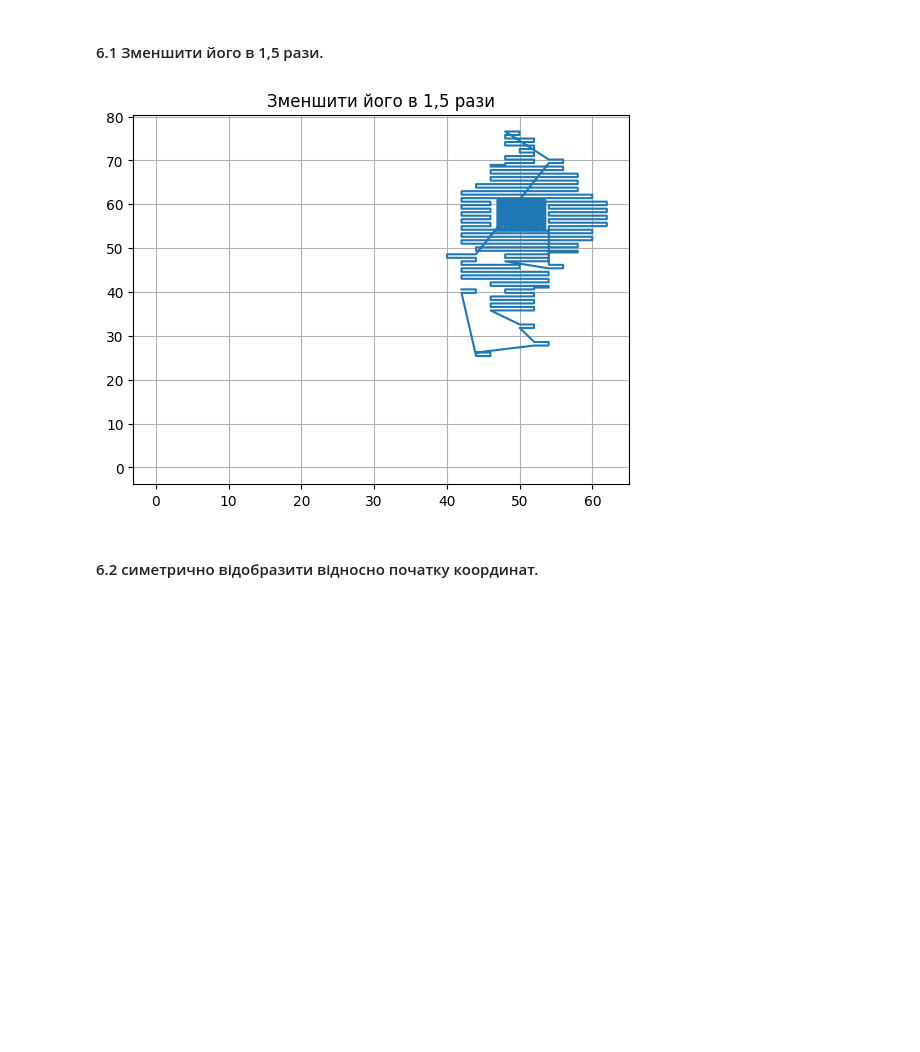
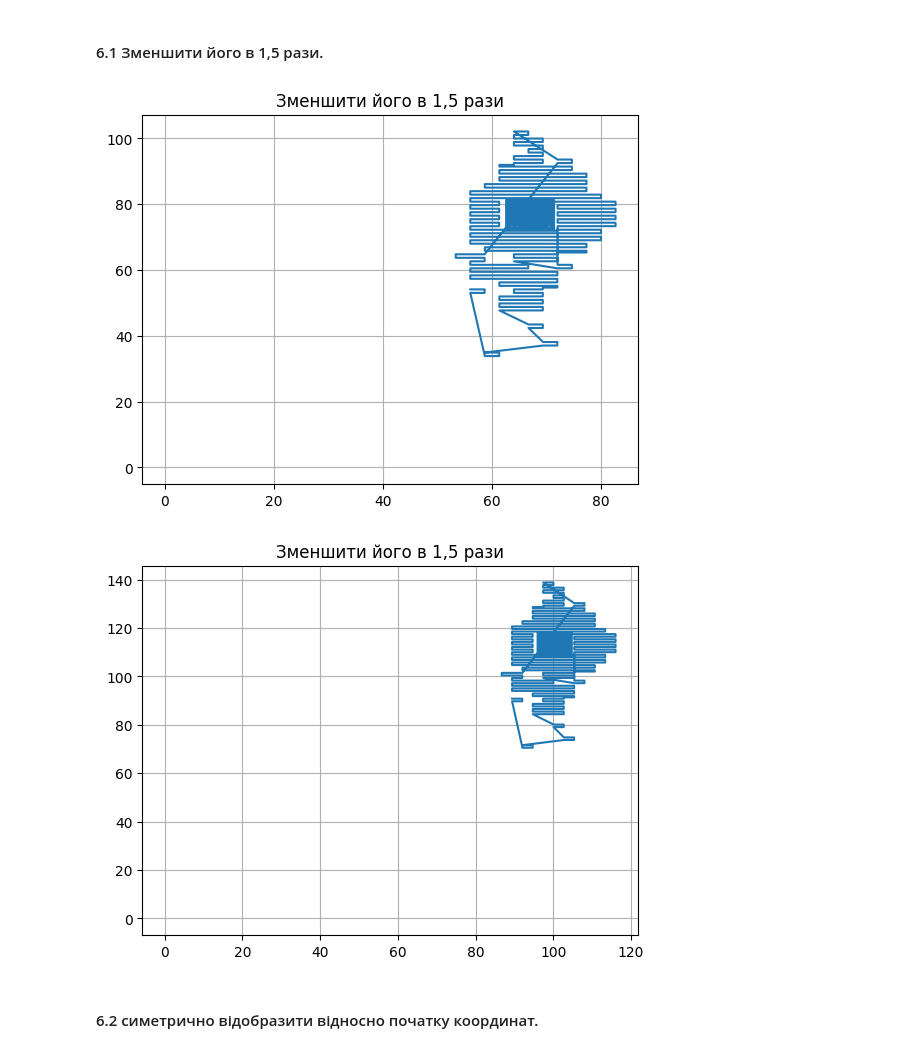
Before and after one commit to KlymentievMaksym/CompGraph, a Jupyter notebook: Lab1.ipynb, the cells around one changed output. Saved outputs shown, nothing was run; the diff lists cells and outputs as text; code cells hidden in the pictures; blank space fills up the shorter version.

```diff
--- a/Lab1.ipynb
+++ b/Lab1.ipynb
@@ -163,17 +180,38 @@ plt.show()
 [figure]
 # %% [markdown]
 #### 6.1 Зменшити його в 1,5 рази.
-# %%
-xls_05 = xls.values.copy()
-for i in range(xls.shape[0]):
-    xls_05[i] = xls.values[i] * np.matrix([[0.5, 0], [0, 0.5]])
-plt.plot(xls_05[:, 0], xls_05[:, 1], "-", 0, 0)
-
-plt.grid()
-plt.title("Зменшити його в 1,5 рази")
-plt.show()
-# %% [output]
-[figure, removed]
+# %%
+xls_05 = xls.values.copy()
+for i in range(xls.shape[0]):
+    xls_05[i] = xls.values[i] * np.matrix([[2/3, 0], [0, 2/3]])
+plt.plot(xls_05[:, 0], xls_05[:, 1], "-", 0, 0)
+
+plt.grid()
+plt.title("Зменшити його в 1,5 рази")
+plt.show()
+
+
+xls_3d = np.column_stack((xls.values, np.array([1]*xls.values.shape[0])))
+xls_05 = xls_3d.copy()
+central_dot = np.array([np.mean(xls_05[:, 0]), np.mean(xls_05[:, 1])])
+for i in range(xls_05.shape[0]):
+    xls_05[i] = xls_3d[i] * np.matrix([[1, 0, 0],
+                                      [0, 1, 0],
+                                      [-central_dot[0], -central_dot[1], 1]])
+    xls_05[i] = xls_05[i] * np.matrix([[2/3, 0, 0],
+                                       [0, 2/3, 0],
+                                       [0, 0, 1]])
+    xls_05[i] = xls_05[i] * np.matrix([[1, 0, 0],
+                                       [0, 1, 0],
+                                       [central_dot[0], central_dot[1], 1]])
+plt.plot(xls_05[:, 0], xls_05[:, 1], "-", 0, 0)
+
+plt.grid()
+plt.title("Зменшити його в 1,5 рази")
+plt.show()
+# %% [output]
+[figure, added]
+[figure, added]
 # %% [markdown]
 #### 6.2 симетрично відобразити відносно початку координат.
 # %%
```
Also changed, not shown: parts of 3 cells of this notebook.
